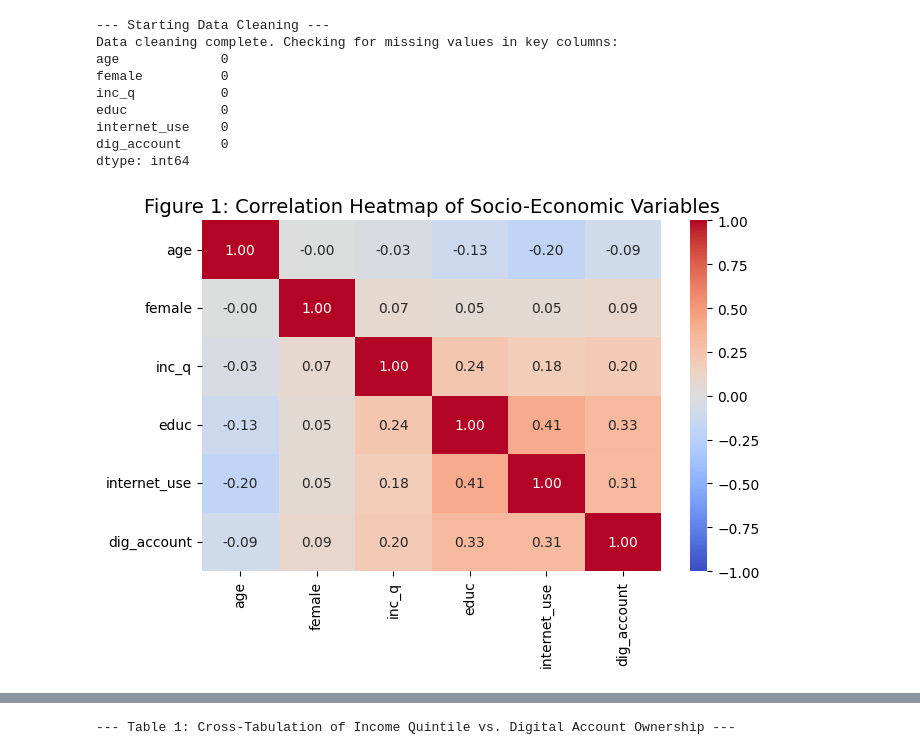
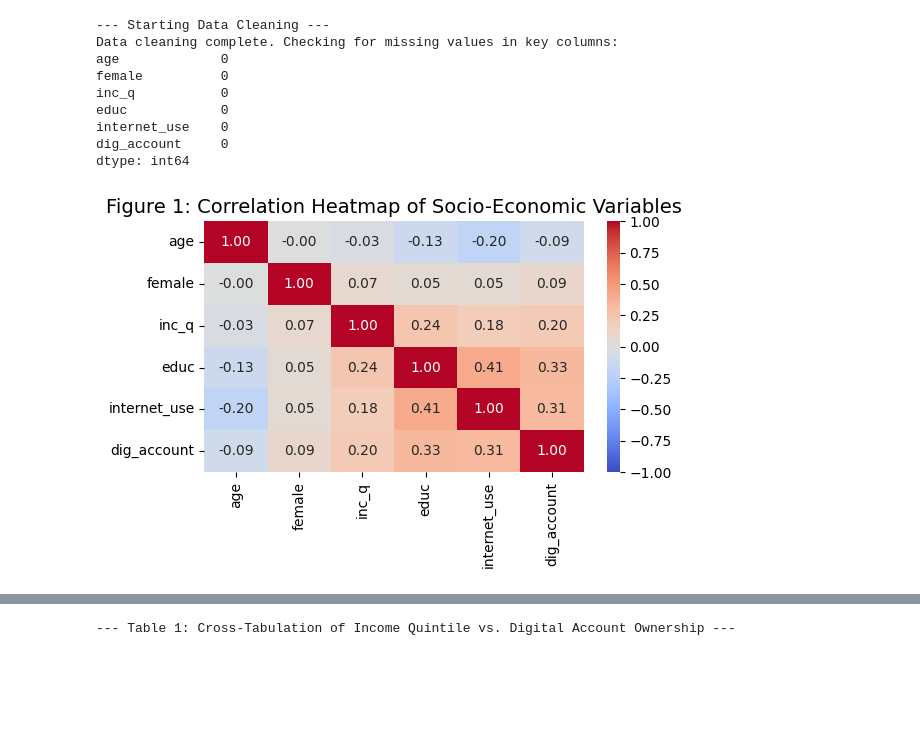
Before and after one commit to rupajietishere/masters_data_analytics_capstone, a Jupyter notebook: notebooks/01_EDA_and_Data_Cleaning.ipynb, the cells around one changed output, grey strips where cells are left out. Saved outputs shown, nothing was run; the diff lists cells and outputs as text; code cells hidden in the pictures; blank space fills up the shorter version.

```diff
--- a/notebooks/01_EDA_and_Data_Cleaning.ipynb
+++ b/notebooks/01_EDA_and_Data_Cleaning.ipynb
@@ -44,13 +81,13 @@ dig_account     0
 dtype: int64
 # %%
 # 3. EDA - Correlation Heatmap (Figure 1)
-plt.figure(figsize=(7, 5))
+plt.figure(figsize=(6, 4))
 cols_to_corr =['age', 'female', 'inc_q', 'educ', 'internet_use', 'dig_account']
 corr_matrix = df[cols_to_corr].corr(method='pearson')
 
 sns.heatmap(corr_matrix, annot=True, cmap='coolwarm', fmt=".2f", vmin=-1, vmax=1)
 plt.title('Figure 1: Correlation Heatmap of Socio-Economic Variables', fontsize=14)
 plt.tight_layout()
 plt.show()
 # %% [output]
-[figure, old version]
+[figure, new version]
```
Also changed, not shown: parts of 7 cells of this notebook.
